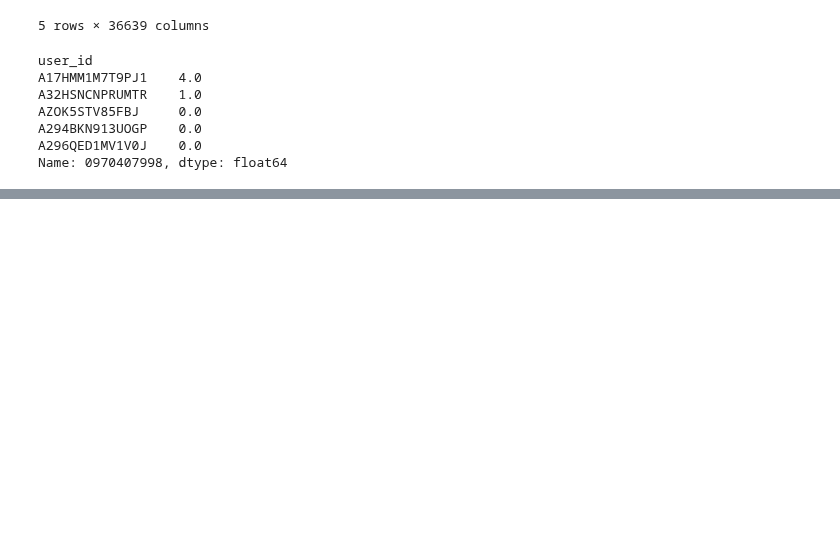
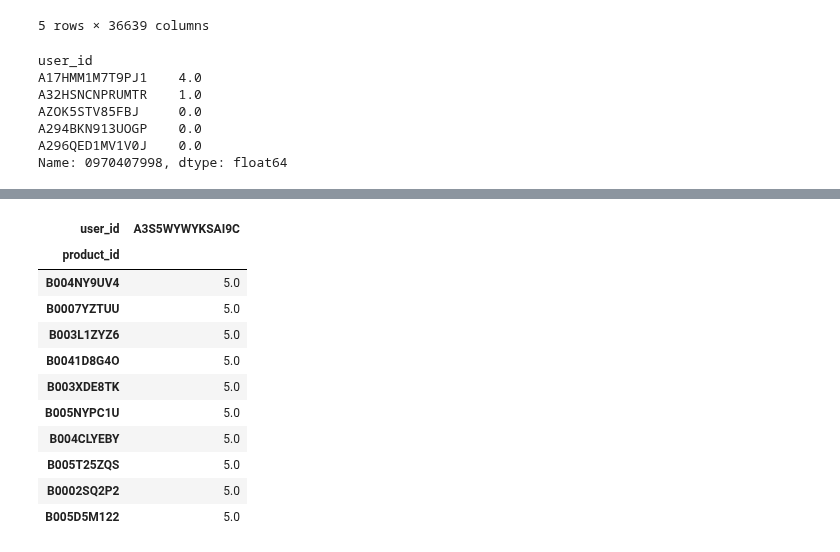
Before and after one commit to GreatLearningAIML1/chennai-aug-batch-senthilvelavan, a Jupyter notebook: RecommendationSystems/Assignment/Recommendation Systems_R5_Project.ipynb, the cells around one changed output, grey strips where cells are left out. Saved outputs shown, nothing was run; the diff lists cells and outputs as text; code cells hidden in the pictures; blank space fills up the shorter version.

```diff
--- a/RecommendationSystems/Assignment/Recommendation Systems_R5_Project.ipynb
+++ b/RecommendationSystems/Assignment/Recommendation Systems_R5_Project.ipynb
@@ -505,0 +516,15 @@ Length: 36639, dtype: float64
+# %%
+userRatings.T.sort_values(by='A3S5WYWYKSAI9C',ascending=False).head(10)
+# %% [output]
+| user_id | A3S5WYWYKSAI9C |
+| product_id |  |
+| B004NY9UV4 | 5.0 |
+| B0007YZTUU | 5.0 |
+| B003L1ZYZ6 | 5.0 |
+| B0041D8G4O | 5.0 |
+| B003XDE8TK | 5.0 |
+| B005NYPC1U | 5.0 |
+| B004CLYEBY | 5.0 |
+| B005T25ZQS | 5.0 |
+| B0002SQ2P2 | 5.0 |
+| B005D5M122 | 5.0 |
```
Also changed, not shown: parts of 20 cells of this notebook.
